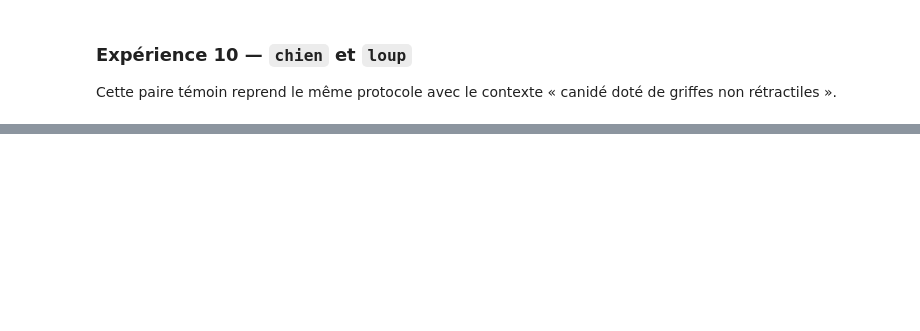
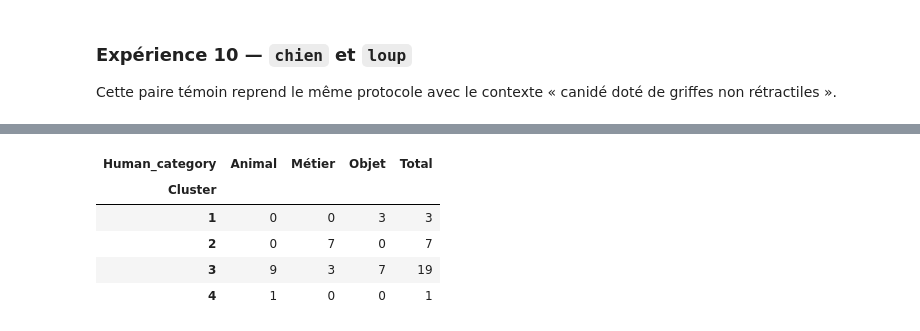
Before and after one commit to TintinDeBrest/LLM-Visual-Explorer, a Jupyter notebook: notebooks/LlmExpl_Context_lab.ipynb, the cells around one changed output, grey strips where cells are left out. Saved outputs shown, nothing was run; the diff lists cells and outputs as text; code cells hidden in the pictures; blank space fills up the shorter version.

```diff
--- a/notebooks/LlmExpl_Context_lab.ipynb
+++ b/notebooks/LlmExpl_Context_lab.ipynb
@@ -962,0 +1247,94 @@ Note: you may need to restart the kernel to use updated packages.
+# %%
+# ============================================================
+# EXPERIMENT — Inspect best ARI clustering
+# Show composition of k = 4 clusters
+# ============================================================
+
+import pandas as pd
+
+from scipy.cluster.hierarchy import fcluster
+
+
+# ------------------------------------------------------------
+# 1 — Cut dendrogram into 4 clusters
+# ------------------------------------------------------------
+
+k = 4
+
+cluster_labels = fcluster(
+    Z,
+    t=k,
+    criterion="maxclust",
+)
+
+
+# ------------------------------------------------------------
+# 2 — Build detailed results table
+# ------------------------------------------------------------
+
+cluster_details = pd.DataFrame({
+    "Concept": concepts,
+    "Human_category": [
+        true_category[concept]
+        for concept in concepts
+    ],
+    "Cluster": cluster_labels,
+})
+
+cluster_details = cluster_details.sort_values(
+    by=["Cluster", "Human_category", "Concept"]
+)
+
+print("\n" + "=" * 60)
+print(f"CLUSTER COMPOSITION — k = {k}")
+print("=" * 60)
+
+display(cluster_details)
+
+
+# ------------------------------------------------------------
+# 3 — Count human categories inside each cluster
+# ------------------------------------------------------------
+
+cluster_summary = (
+    cluster_details
+    .groupby(["Cluster", "Human_category"])
+    .size()
+    .unstack(fill_value=0)
+)
+
+
+# Add total size of each cluster
+cluster_summary["Total"] = cluster_summary.sum(axis=1)
+
+print("\nComposition by human category:")
+display(cluster_summary)
+
+
+# ------------------------------------------------------------
+# 4 — Optional: print concepts cluster by cluster
+# ------------------------------------------------------------
+
+for cluster_id in sorted(cluster_details["Cluster"].unique()):
+
+    subset = cluster_details[
+        cluster_details["Cluster"] == cluster_id
+    ]
+
+    print("\n" + "-" * 60)
+    print(f"Cluster {cluster_id} — {len(subset)} concepts")
+    print("-" * 60)
+
+    for category in ["Animal", "Métier", "Objet"]:
+
+        names = subset.loc[
+            subset["Human_category"] == category,
+            "Concept"
+        ].tolist()
+
+        if names:
+            print(
+                f"{category:8s}: "
+                + ", ".join(names)
+            )
+# %% [output]
@@ -962,0 +1362,6 @@ Note: you may need to restart the kernel to use updated packages.
+| Human_category | Animal | Métier | Objet | Total |
+| Cluster |  |  |  |  |
+| 1 | 0 | 0 | 3 | 3 |
+| 2 | 0 | 7 | 0 | 7 |
+| 3 | 9 | 3 | 7 | 19 |
+| 4 | 1 | 0 | 0 | 1 |
```
Also changed, not shown: parts of 28 cells of this notebook, 15 other files.
